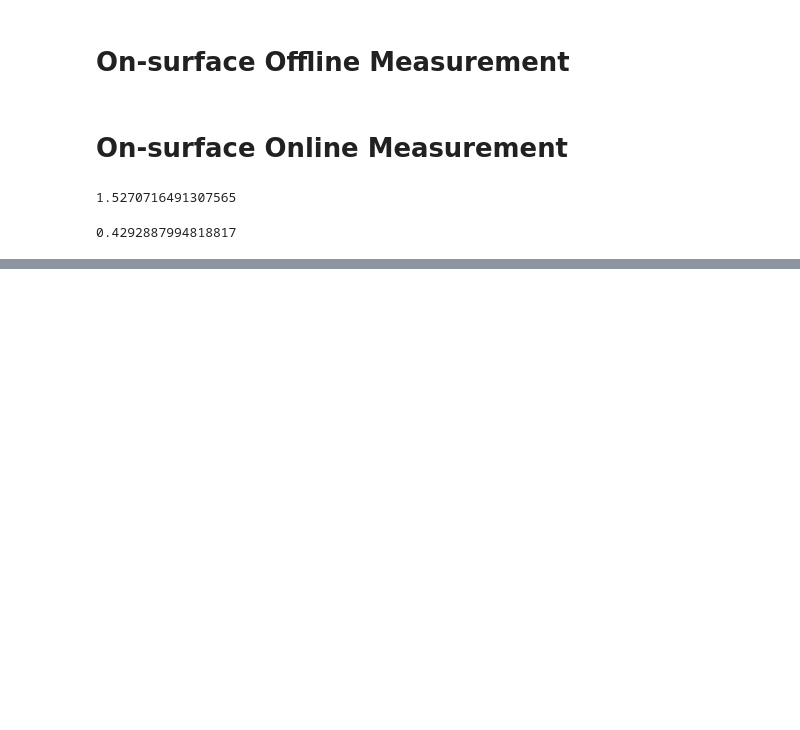
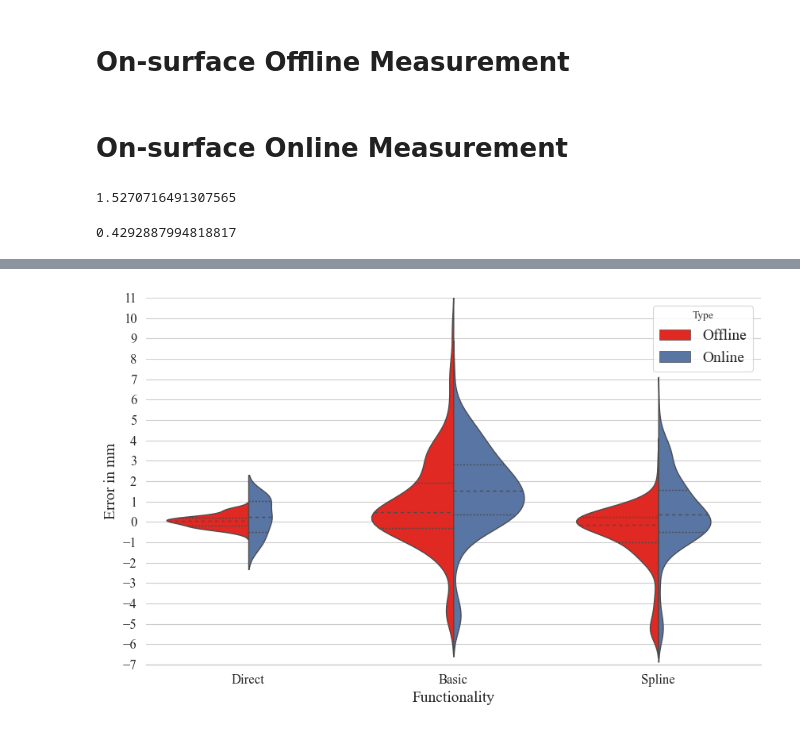
Before and after one commit to leopoldmueller/LaparoscopicMeasurement, a Jupyter notebook: evaluations/exp7.ipynb, the cells around one changed output, grey strips where cells are left out. Cells and saved outputs as stored; diff of their text form; code cells hidden in the pictures; blank space fills up the shorter version.

```diff
--- a/evaluations/exp7.ipynb
+++ b/evaluations/exp7.ipynb
@@ -337,0 +416,41 @@ plt.savefig('measurements.pdf')
+# %%
+import matplotlib.pyplot as plt
+import seaborn as sns
+import numpy as np  # Make sure to import numpy if you're using np.arange
+
+# Set the style
+sns.set_theme(style="whitegrid")
+sns.set_context("paper")
+
+# Set the font to Times New Roman
+plt.rcParams["font.family"] = "Times New Roman"
+plt.rcParams["font.size"] = 12  # You can set a base font size here
+
+# Create the plot
+plt.figure(figsize=(10, 6))
+sns.violinplot(data=df,
+               x="Mode", y="Value", hue="Selection",
+               split=True, inner="quart", linewidth=1, palette=["#FF0B04", 'b'])
+
+# Adjust styles and labels
+sns.despine(left=True)
+plt.xlabel('Functionality', fontsize=14)  # You can specify font size here for axis labels
+plt.ylabel('Error in mm', fontsize=14)
+
+# Increase the size of the axis values (ticks)
+plt.xticks(fontsize=12)  # Set the x-ticks with increased font size
+plt.yticks(fontsize=12)  # Set the y-ticks with increased font size
+
+plt.legend(title='Type', fontsize=14)  # You can also adjust the legend font size
+
+# Set y-axis limits and grid resolution
+plt.ylim(-7, 11)
+plt.yticks(np.arange(-7, 12, 1))
+
+# Save the figure before plt.show()
+plt.savefig('measurements.pdf', format='pdf')
+
+# Display the plot
+plt.show()
+# %% [output]
+[figure, added]
```
Also changed, not shown: parts of 6 cells of this notebook.
